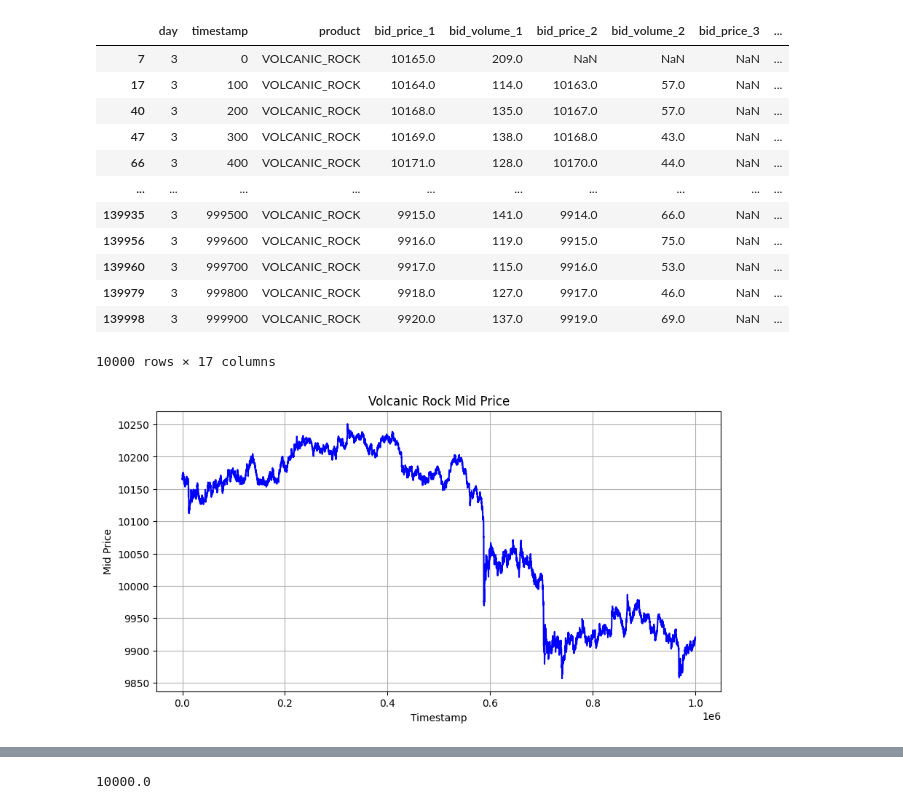
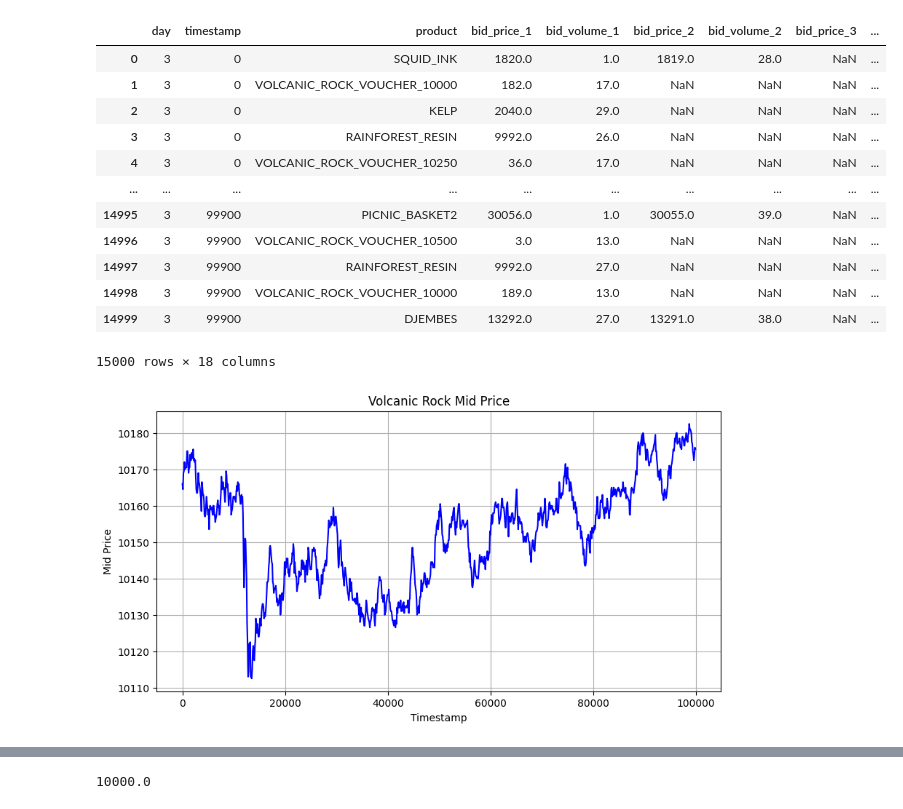
Before and after one commit to shank959/prosperity-imc25, a Jupyter notebook: rounds/round3/eda/round3_results/round3_results_analysis.ipynb, the cells around one changed output, grey strips where cells are left out. Drawn from its saved outputs; the diff is of its cells as text; code cells hidden in the pictures.

```diff
--- a/rounds/round3/eda/round3_results/round3_results_analysis.ipynb
+++ b/rounds/round3/eda/round3_results/round3_results_analysis.ipynb
@@ -16,7 +16,7 @@ class Trade:
     quantity: int
 
 # Read entire log file
-with open('/Users/vasudev/Desktop/Projects/imc_prosperity/prosperity-imc25/rounds/round3/eda/round3_results/round_3_results.log', 'r') as f:
+with open('/Users/vasudev/Desktop/Projects/imc_prosperity/prosperity-imc25/rounds/round4/eda/logs/6409374e-bd65-4670-bb45-c6dd8d8e34f5.log', 'r') as f:
     content = f.read()
 
 # --- Parse Sandbox Logs ---
@@ -43,22 +43,57 @@ trades_data = json.loads(trades_section)
 
 # Convert to Trade objects
 trades: List[Trade] = [Trade(**t) for t in trades_data]
+# %%
+from collections import defaultdict
+import pandas as pd
+
+# Sort the trades chronologically
+our_trades_sorted = sorted(our_trades, key=lambda x: x.timestamp)
+
+# Extract all unique timestamps and products from the activities dataframe
+timestamps = sorted(activities_df['timestamp'].unique())
+symbols = activities_df['product'].unique()
+
+# Keep track of running position
+running_pos = defaultdict(int)
+records = []
+
+# Pointer for iterating through our_trades_sorted
+t_idx = 0
+
+for t in timestamps:
+    # Apply all trades that occurred at this timestamp
+    while t_idx < len(our_trades_sorted) and our_trades_sorted[t_idx].timestamp == t:
+        trade = our_trades_sorted[t_idx]
+        if trade.buyer == "SUBMISSION":
+            running_pos[trade.symbol] += trade.quantity
+        elif trade.seller == "SUBMISSION":
+            running_pos[trade.symbol] -= trade.quantity
+        t_idx += 1
+
+    # Record the position for all products at this timestamp
+    for symbol in symbols:
+        records.append({'timestamp': t, 'product': symbol, 'position': running_pos[symbol]})
+
+# Create DataFrame of positions and merge
+position_df = pd.DataFrame(records)
+activities_df = activities_df.merge(position_df, on=['timestamp', 'product'], how='left')
 # %%
-activities_df[activities_df["product"] == "VOLCANIC_ROCK"]
+activities_df
 # %% [output]
 |  | day | timestamp | product | bid_price_1 | bid_volume_1 | bid_price_2 | bid_volume_2 | bid_price_3 | ... |
-| 7 | 3 | 0 | VOLCANIC_ROCK | 10165.0 | 209.0 | NaN | NaN | NaN | ... |
-| 17 | 3 | 100 | VOLCANIC_ROCK | 10164.0 | 114.0 | 10163.0 | 57.0 | NaN | ... |
-| 40 | 3 | 200 | VOLCANIC_ROCK | 10168.0 | 135.0 | 10167.0 | 57.0 | NaN | ... |
-| 47 | 3 | 300 | VOLCANIC_ROCK | 10169.0 | 138.0 | 10168.0 | 43.0 | NaN | ... |
-| 66 | 3 | 400 | VOLCANIC_ROCK | 10171.0 | 128.0 | 10170.0 | 44.0 | NaN | ... |
+| 0 | 3 | 0 | SQUID_INK | 1820.0 | 1.0 | 1819.0 | 28.0 | NaN | ... |
+| 1 | 3 | 0 | VOLCANIC_ROCK_VOUCHER_10000 | 182.0 | 17.0 | NaN | NaN | NaN | ... |
+| 2 | 3 | 0 | KELP | 2040.0 | 29.0 | NaN | NaN | NaN | ... |
+| 3 | 3 | 0 | RAINFOREST_RESIN | 9992.0 | 26.0 | NaN | NaN | NaN | ... |
+| 4 | 3 | 0 | VOLCANIC_ROCK_VOUCHER_10250 | 36.0 | 17.0 | NaN | NaN | NaN | ... |
 | ... | ... | ... | ... | ... | ... | ... | ... | ... | ... |
-| 139935 | 3 | 999500 | VOLCANIC_ROCK | 9915.0 | 141.0 | 9914.0 | 66.0 | NaN | ... |
-| 139956 | 3 | 999600 | VOLCANIC_ROCK | 9916.0 | 119.0 | 9915.0 | 75.0 | NaN | ... |
-| 139960 | 3 | 999700 | VOLCANIC_ROCK | 9917.0 | 115.0 | 9916.0 | 53.0 | NaN | ... |
-| 139979 | 3 | 999800 | VOLCANIC_ROCK | 9918.0 | 127.0 | 9917.0 | 46.0 | NaN | ... |
-| 139998 | 3 | 999900 | VOLCANIC_ROCK | 9920.0 | 137.0 | 9919.0 | 69.0 | NaN | ... |
+| 14995 | 3 | 99900 | PICNIC_BASKET2 | 30056.0 | 1.0 | 30055.0 | 39.0 | NaN | ... |
+| 14996 | 3 | 99900 | VOLCANIC_ROCK_VOUCHER_10500 | 3.0 | 13.0 | NaN | NaN | NaN | ... |
+| 14997 | 3 | 99900 | RAINFOREST_RESIN | 9992.0 | 27.0 | NaN | NaN | NaN | ... |
+| 14998 | 3 | 99900 | VOLCANIC_ROCK_VOUCHER_10000 | 189.0 | 13.0 | NaN | NaN | NaN | ... |
+| 14999 | 3 | 99900 | DJEMBES | 13292.0 | 27.0 | 13291.0 | 38.0 | NaN | ... |
-10000 rows × 17 columns
+15000 rows × 18 columns
 # %%
 # plot volcanic rock midprice
 plt.figure(figsize=(10, 5))
@@ -68,7 +103,7 @@ plt.xlabel('Timestamp')
 plt.ylabel('Mid Price')
 plt.grid()
 # %% [output]
-[figure, old version]
+[figure, new version]
 # %%
 our_trades = [trade for trade in trades if trade.buyer == "SUBMISSION" or trade.seller == "SUBMISSION"]
 # Convert to DataFrame
```
Also changed, not shown: parts of 19 cells of this notebook, 21 other files.
